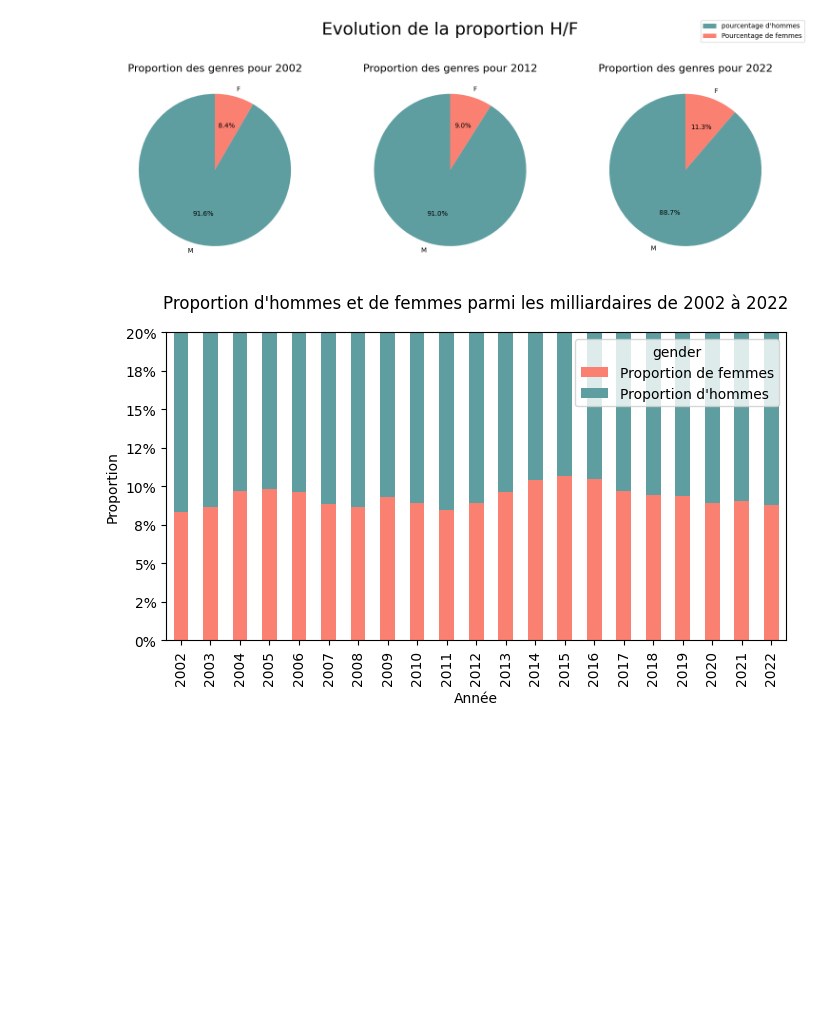
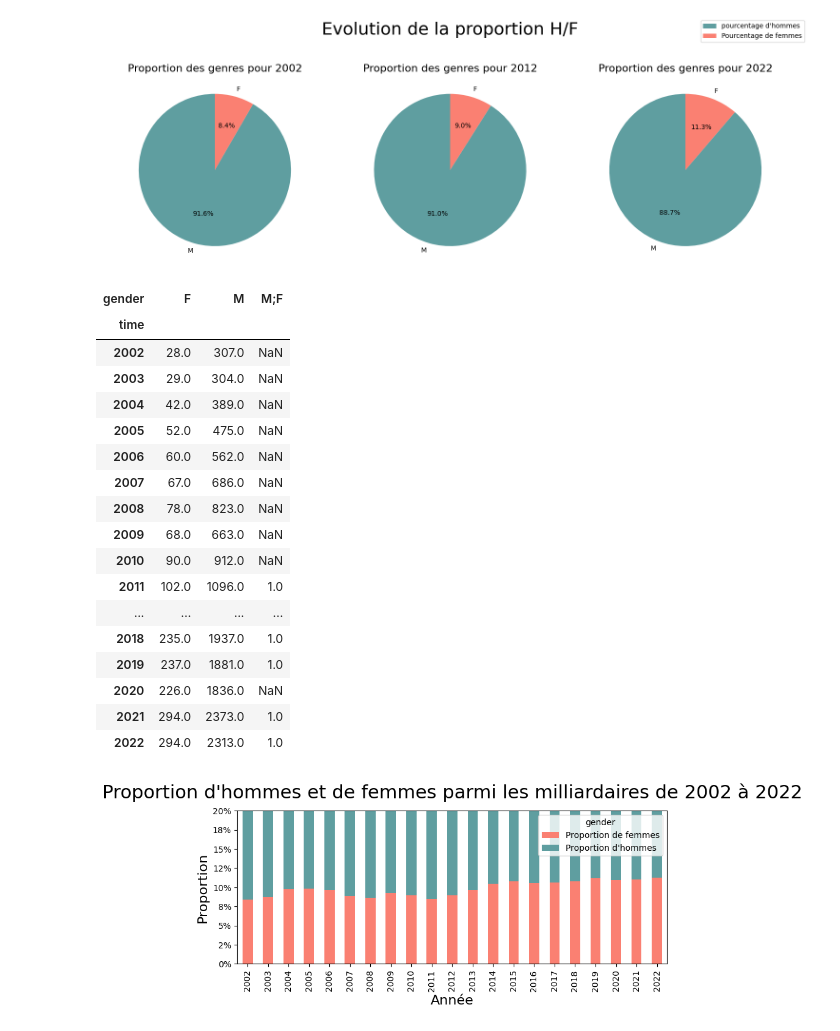
Before and after one commit to BrunetAlexis/Brief_2_Simplon, a Jupyter notebook: Brief_2_ARY_Group_Billionaires_DatasetDataviz.ipynb, the cells around one changed output. Saved outputs shown, nothing was run; the diff lists cells and outputs as text; code cells hidden in the pictures; blank space fills up the shorter version.

```diff
--- a/Brief_2_ARY_Group_DatasetDataviz.ipynb
+++ b/Brief_2_ARY_Group_Billionaires_DatasetDataviz.ipynb
@@ -365,25 +365,50 @@ plt.tight_layout()
 plt.show()
 # %% [output]
 [figure]
+# %%
+grouped_data = data_years.groupby(["time", "gender"]).size().unstack()
+grouped_data
+# %% [output]
+| gender | F | M | M;F |
+| time |  |  |  |
+| 2002 | 28.0 | 307.0 | NaN |
+| 2003 | 29.0 | 304.0 | NaN |
+| 2004 | 42.0 | 389.0 | NaN |
+| 2005 | 52.0 | 475.0 | NaN |
+| 2006 | 60.0 | 562.0 | NaN |
+| 2007 | 67.0 | 686.0 | NaN |
+| 2008 | 78.0 | 823.0 | NaN |
+| 2009 | 68.0 | 663.0 | NaN |
+| 2010 | 90.0 | 912.0 | NaN |
+| 2011 | 102.0 | 1096.0 | 1.0 |
+| ... | ... | ... | ... |
+| 2018 | 235.0 | 1937.0 | 1.0 |
+| 2019 | 237.0 | 1881.0 | 1.0 |
+| 2020 | 226.0 | 1836.0 | NaN |
+| 2021 | 294.0 | 2373.0 | 1.0 |
+| 2022 | 294.0 | 2313.0 | 1.0 |
 # %%
+
 import matplotlib.ticker as mtick
 
-data_years = data[(data["time"] >= 2002) & (data["time"] <= 2022)]
+#Attention, ne pas oublier la condition pour exclure les inputs "M;F" sinon le graphique est faux
+data_years = data[(data["time"] >= 2002) & (data["time"] <= 2022) & (data["gender"] != "M;F")]
 grouped_data = data_years.groupby(["time", "gender"]).size().unstack()
 
 grouped_data["Total"] = grouped_data.sum(axis=1)
 grouped_data["Proportion de femmes"] = grouped_data["F"] / grouped_data["Total"]
 grouped_data["Proportion d'hommes"] = grouped_data["M"] / grouped_data["Total"]
 
 ax = grouped_data[["Proportion de femmes", "Proportion d'hommes"]].sort_index()\
     .plot(kind="bar", stacked=True, figsize=(8, 4), color=["salmon", "cadetblue"])
 ax.yaxis.set_major_formatter(mtick.PercentFormatter(1.0, decimals=0))
 
-plt.title("Proportion d\'hommes et de femmes parmi les milliardaires de 2002 à 2022", y=1.05)
-plt.xlabel("Année")
-plt.ylabel("Proportion")
+plt.title("Proportion d\'hommes et de femmes parmi les milliardaires de 2002 à 2022", size=22, y=1.05)
+plt.xlabel("Année", size=16)
+plt.ylabel("Proportion", size=16)
 plt.ylim((0, 0.2))
 
+plt.tight_layout()
 plt.show()
 # %% [output]
-[figure, old version]
+[figure, new version]
```
Also changed, not shown: parts of 4 cells of this notebook, 1 other file.
